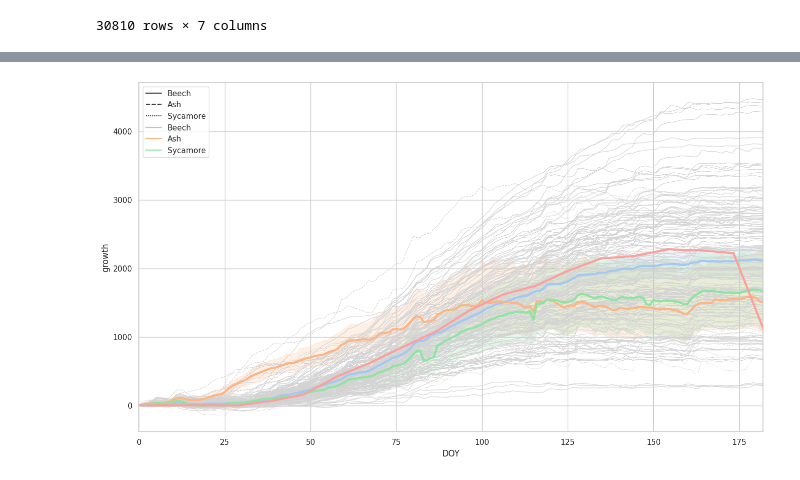
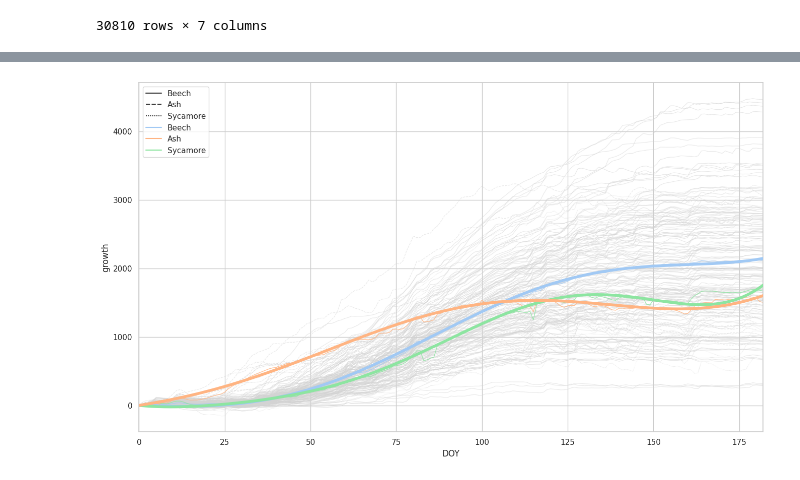
Before and after one commit to ItsNiklas/sparse-gaussian-processes, a Jupyter notebook: GP.ipynb, the cells around one changed output, grey strips where cells are left out. Saved outputs shown, nothing was run; the diff lists cells and outputs as text; code cells hidden in the pictures.

Commit message:
Added GP posterior means to plot

```diff
--- a/GP.ipynb
+++ b/GP.ipynb
@@ -125,11 +128,3 @@ dendro
 | 30808 | SH_076_2013 | 2013 | 181 | Beech | SEW4 | 3908.421000 | 219193.883875 |
 | 30809 | SH_076_2013 | 2013 | 182 | Beech | SEW4 | 3905.128500 | 219190.591562 |
 30810 rows × 7 columns
-# %%
-kernel = 1.0 * gaussian_process.kernels.Matern(length_scale=1.0, length_scale_bounds=(1e-1, 1e7), nu=1.5)
-tree_model = gaussian_process.GaussianProcessRegressor(kernel)
-
-X = np.array(range(183)).reshape(-1, 1)
-
-tree_model.fit(X, dendro[dendro.dendroNr.eq('HA_001_2012')]['growth'])
-tree_model.kernel
@@ -137,0 +131,11 @@ tree_model.kernel
+# %%
+from sklearn.gaussian_process.kernels import RBF
+
+tree_models = [gaussian_process.GaussianProcessRegressor(0.5 ** 2 * RBF(100, (1e-3, 1e8)), n_restarts_optimizer=1) for _ in range(3)]
+
+X = np.array(range(183)).reshape(-1, 1)
+
+for i, tree_model in enumerate(tree_models):
+    filt = dendro[dendro.species.eq(pd.unique(dendro.species)[i]) & dendro.DOY.mod(30).eq(0)]  # Filter to prevent overfitting to data mean
+    tree_model.fit(filt.DOY.array.reshape(-1, 1), filt.growth - filt.growth.mean())
+    print(tree_model.kernel_)
@@ -138,36 +151,42 @@ tree_model.kernel
 # %%
 fig = plt.figure(figsize=(16, 9))
 sns.set_theme(style="whitegrid", palette="pastel")
 
 # All lines
 sns.lineplot(
     data=dendro,
     x='DOY', y='growth', style='species', units='dendroNr',
     lw=.8,
     estimator=None,
     c='lightgray',
+    alpha=.5,
 )
 
 plt.gca().set(xlim=(0, 182))
 
 # Plot means
 sns.lineplot(
     data=dendro,
     x='DOY', y='growth', hue='species',
-    estimator='mean',
-    errorbar=('ci', 99),
-    lw=3,
-    zorder=2
+    #estimator=None,
+    #errorbar=('ci', 99),
+    errorbar=None,
+    lw=1,
+    zorder=2,
+    alpha=.8,
 )
 
-X_test = np.linspace(0,183,20)
+X_test = np.linspace(0, 182, 300, True)
 # Plot GP
-sns.lineplot(
-    x=X_test, y=tree_model.predict(X_test.reshape(-1, 1)),
-    lw=3,
-    zorder=3
-)
+for i, tree_model in enumerate(tree_models):
+    filt = dendro[dendro.species.eq(pd.unique(dendro.species)[i]) & dendro.DOY.mod(30).eq(0)]
+    sns.lineplot(
+        x=X_test, y=tree_model.predict(X_test.reshape(-1, 1)).ravel() + filt.growth.mean(),
+        lw=4,
+        zorder=3,
+        color=sns.color_palette()[i if i == 0 else [2,1][i-1]]
+    )
 
 plt.show()
 # %% [output]
-[figure, old version]
+[figure, new version]
```
Also changed, not shown: parts of 3 cells of this notebook.
